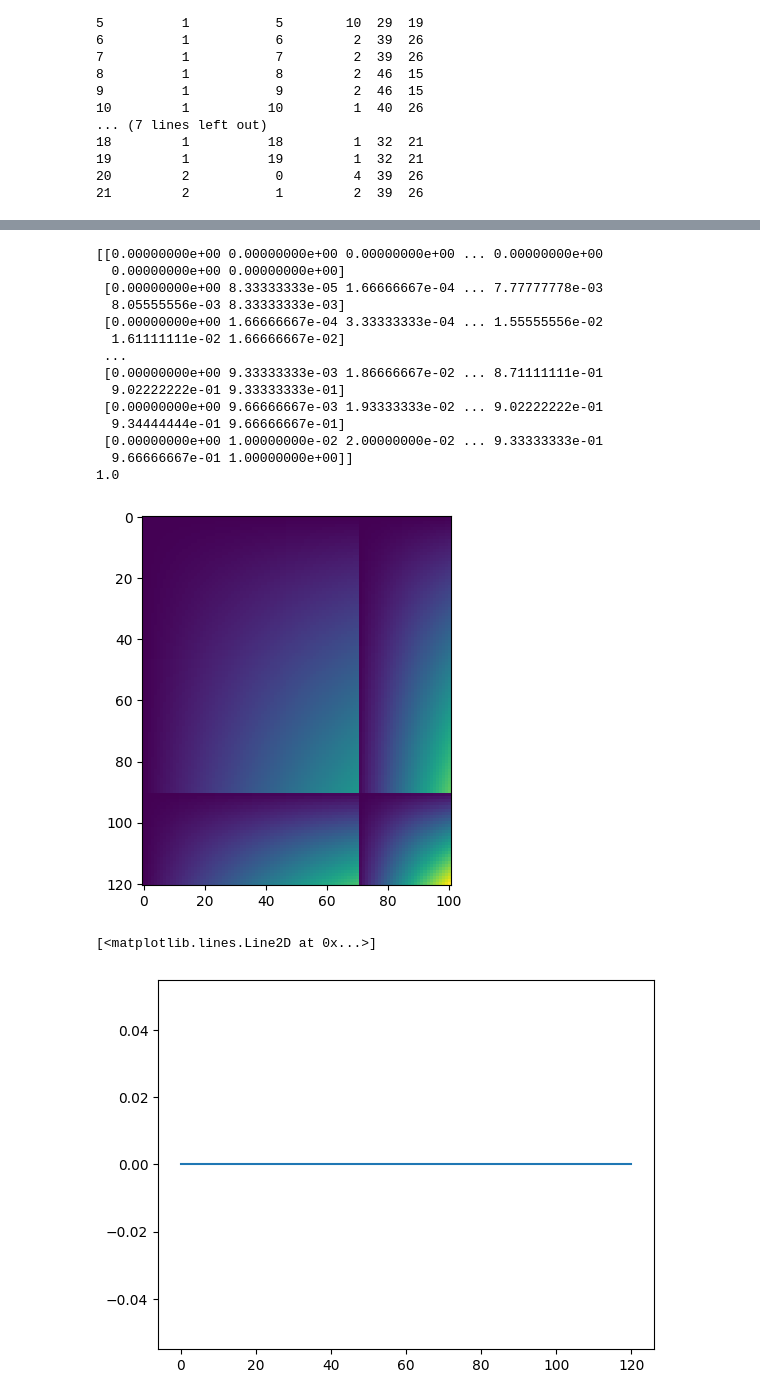
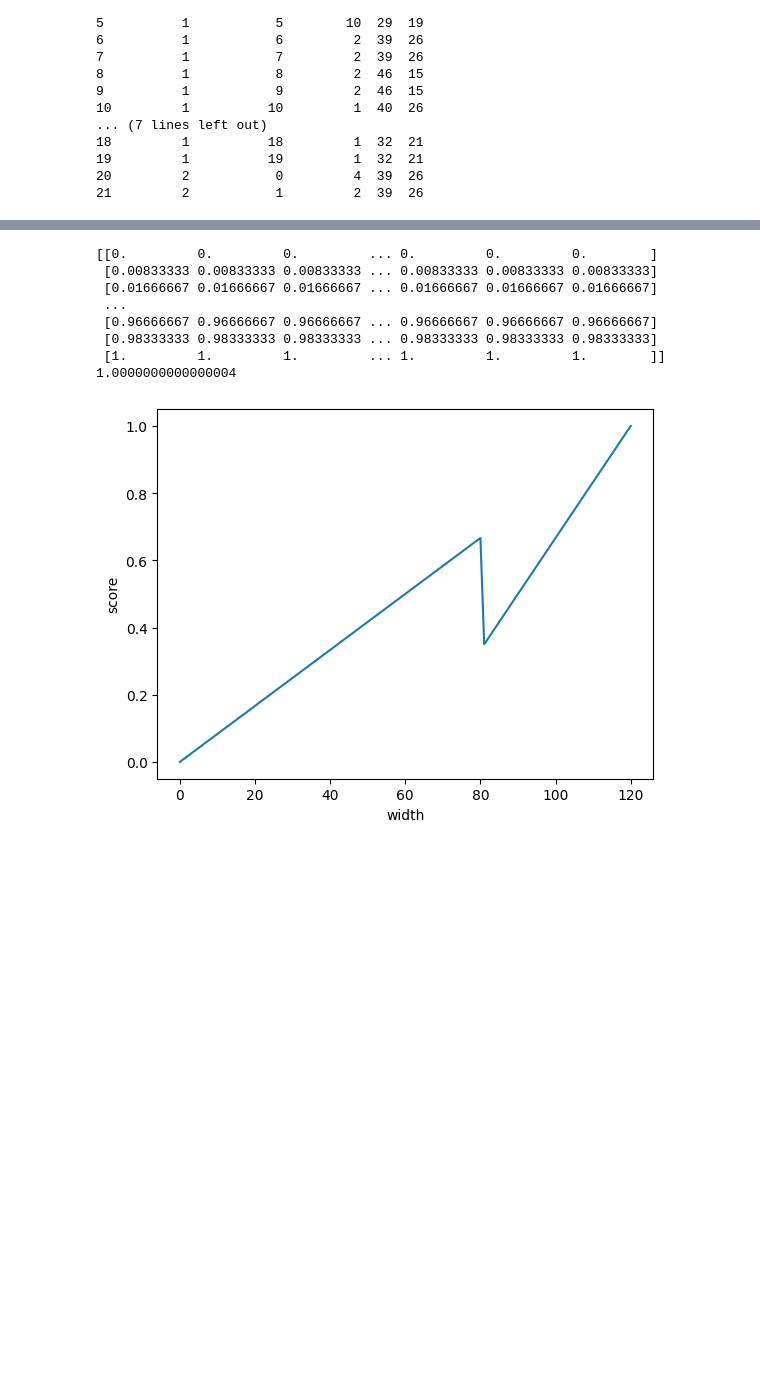
Before and after one commit to RobbeDelporte/BinPacker2D, a Jupyter notebook: packer.ipynb, the cells around one changed output, grey strips where cells are left out. Saved outputs shown, nothing was run; the diff lists cells and outputs as text; code cells hidden in the pictures; blank space fills up the shorter version.

```diff
--- a/packer.ipynb
+++ b/packer.ipynb
@@ -122,7 +91,7 @@ Order ID:  1188
 space_width = 120
 space_height = 100
 
-shapes = np.array([[30,60],[50,40],[60,30],[40,50]])
+shapes = np.array([[40,60],[50,50],[60,40]])
 
 min_fits = np.zeros(space_width+1)
 min_fits.fill(space_height+1)
@@ -132,52 +101,58 @@ for i in range(space_width):
         continue
     min_fits[i] = np.min(shapes[idx,1])
 
 
 scores = np.zeros((space_width+1, space_height+1))
 
 for x in range(space_width+1):
     for y in range(space_height+1):
         # space1_w = shape_width - x; space1_h = shape_height; space2_w = x; space2_h = shape_height - y
 
         min_width = np.min(shapes[:,0])
         min_height = np.min(shapes[:,1])
 
         width_cutoff = space_width - min_width
         height_cutoff = space_height - min_height
 
         score1_w = (x / space_width) * (x <= width_cutoff)
         score1_h = (y / space_height) * (y <= height_cutoff)
 
         # score2_w = (((x - width_cutoff) / (space_width - width_cutoff))) * (x > width_cutoff)
         # score2_h = (((y - height_cutoff) / (space_height - height_cutoff))) * (y > height_cutoff)
 
-        p = 1
-        score2_w = 1/(min_width**p) * (x - width_cutoff)**p * (x > width_cutoff)
-        score2_h = 1/(min_height**p) * (y - height_cutoff)**p * (y > height_cutoff)
+        # p = 4
+        # score2_w = 1/(min_width**p) * (x - width_cutoff)**p * (x > width_cutoff)
+        # score2_h = 1/(min_height**p) * (y - height_cutoff)**p * (y > height_cutoff)
+
+        a = .4
+
+        score2_w = ((1 - a*width_cutoff/space_width)/min_width * x + (width_cutoff * (a - 1))/min_width) * (x > width_cutoff)
+        score2_h = ((1 - a*height_cutoff/space_height)/min_height * y + (height_cutoff * (a - 1))/min_height) * (y > height_cutoff)
+
 
         width_score = score1_w + score2_w
         height_score = score1_h + score2_h
-
-        scores[x,y] = width_score * height_score
+        scores[x,y] = width_score
 
 print(scores)
 print(np.max(scores))
-plt.imshow(scores)
+# plt.imshow(scores)
+# plt.ylabel("height")
+# plt.xlabel("width")
+
+ax = plt.plot(scores[:,0])
+plt.ylabel("score")
+plt.xlabel("width")
+
+
+plt.show()
 # %% [output]
-[[0.00000000e+00 0.00000000e+00 0.00000000e+00 ... 0.00000000e+00
-  0.00000000e+00 0.00000000e+00]
- [0.00000000e+00 8.33333333e-05 1.66666667e-04 ... 7.77777778e-03
-  8.05555556e-03 8.33333333e-03]
- [0.00000000e+00 1.66666667e-04 3.33333333e-04 ... 1.55555556e-02
-  1.61111111e-02 1.66666667e-02]
+[[0.         0.         0.         ... 0.         0.         0.        ]
+ [0.00833333 0.00833333 0.00833333 ... 0.00833333 0.00833333 0.00833333]
+ [0.01666667 0.01666667 0.01666667 ... 0.01666667 0.01666667 0.01666667]
  ...
- [0.00000000e+00 9.33333333e-03 1.86666667e-02 ... 8.71111111e-01
-  9.02222222e-01 9.33333333e-01]
- [0.00000000e+00 9.66666667e-03 1.93333333e-02 ... 9.02222222e-01
-  9.34444444e-01 9.66666667e-01]
- [0.00000000e+00 1.00000000e-02 2.00000000e-02 ... 9.33333333e-01
-  9.66666667e-01 1.00000000e+00]]
-1.0
+ [0.96666667 0.96666667 0.96666667 ... 0.96666667 0.96666667 0.96666667]
+ [0.98333333 0.98333333 0.98333333 ... 0.98333333 0.98333333 0.98333333]
+ [1.         1.         1.         ... 1.         1.         1.        ]]
+1.0000000000000004
-[figure, old version]
+[figure, new version]
-[<matplotlib.lines.Line2D at 0x...>]
-[figure, removed]
```
Also changed, not shown: parts of 5 cells of this notebook, 15 other files.
